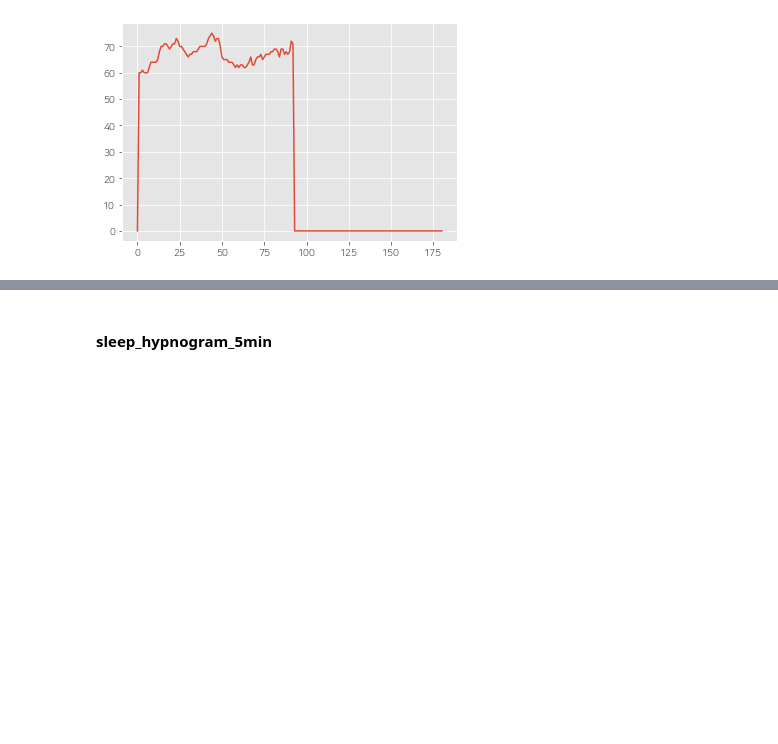
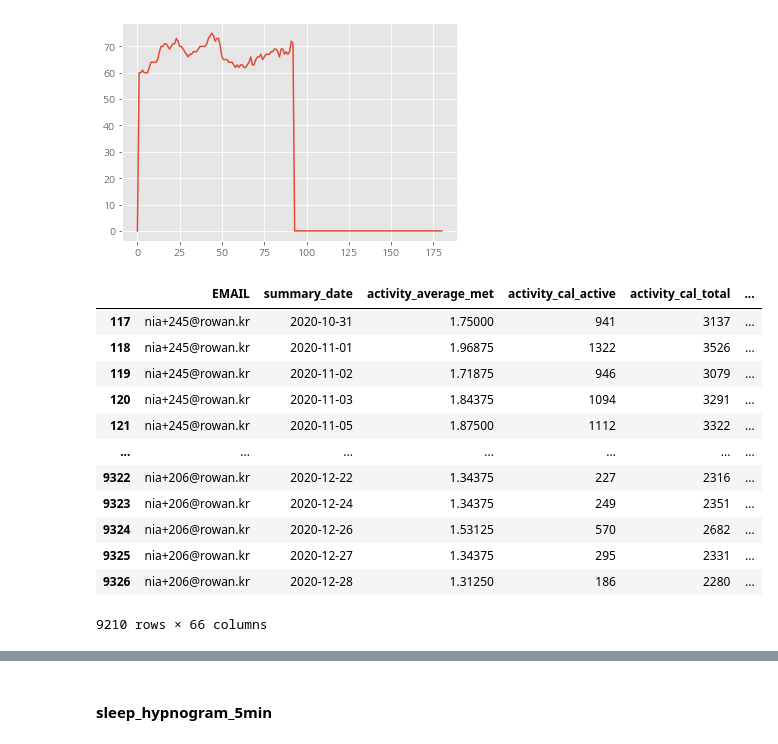
Before and after one commit to NumpyGonHey/Dementia_clf, a Jupyter notebook: EDA_report_code_dementia.ipynb, the cells around one changed output, grey strips where cells are left out. Drawn from its saved outputs; the diff is of its cells as text; code cells hidden in the pictures; blank space fills up the shorter version.

```diff
--- a/EDA_report_code_dementia.ipynb
+++ b/EDA_report_code_dementia.ipynb
@@ -645,6 +650,22 @@ signal_df3[9326].plot()
 # %% [output]
 <AxesSubplot:>
 [figure]
+# %%
+data.iloc[117:]
+# %% [output]
+|  | EMAIL | summary_date | activity_average_met | activity_cal_active | activity_cal_total | ... |
+| 117 | nia+245@rowan.kr | 2020-10-31 | 1.75000 | 941 | 3137 | ... |
+| 118 | nia+245@rowan.kr | 2020-11-01 | 1.96875 | 1322 | 3526 | ... |
+| 119 | nia+245@rowan.kr | 2020-11-02 | 1.71875 | 946 | 3079 | ... |
+| 120 | nia+245@rowan.kr | 2020-11-03 | 1.84375 | 1094 | 3291 | ... |
+| 121 | nia+245@rowan.kr | 2020-11-05 | 1.87500 | 1112 | 3322 | ... |
+| ... | ... | ... | ... | ... | ... | ... |
+| 9322 | nia+206@rowan.kr | 2020-12-22 | 1.34375 | 227 | 2316 | ... |
+| 9323 | nia+206@rowan.kr | 2020-12-24 | 1.34375 | 249 | 2351 | ... |
+| 9324 | nia+206@rowan.kr | 2020-12-26 | 1.53125 | 570 | 2682 | ... |
+| 9325 | nia+206@rowan.kr | 2020-12-27 | 1.34375 | 295 | 2331 | ... |
+| 9326 | nia+206@rowan.kr | 2020-12-28 | 1.31250 | 186 | 2280 | ... |
+9210 rows × 66 columns
 # %%
 # 랜덤하게 그래프 3개 찍기
 plt.style.use("ggplot")
```
Also changed, not shown: parts of 5 cells of this notebook.
